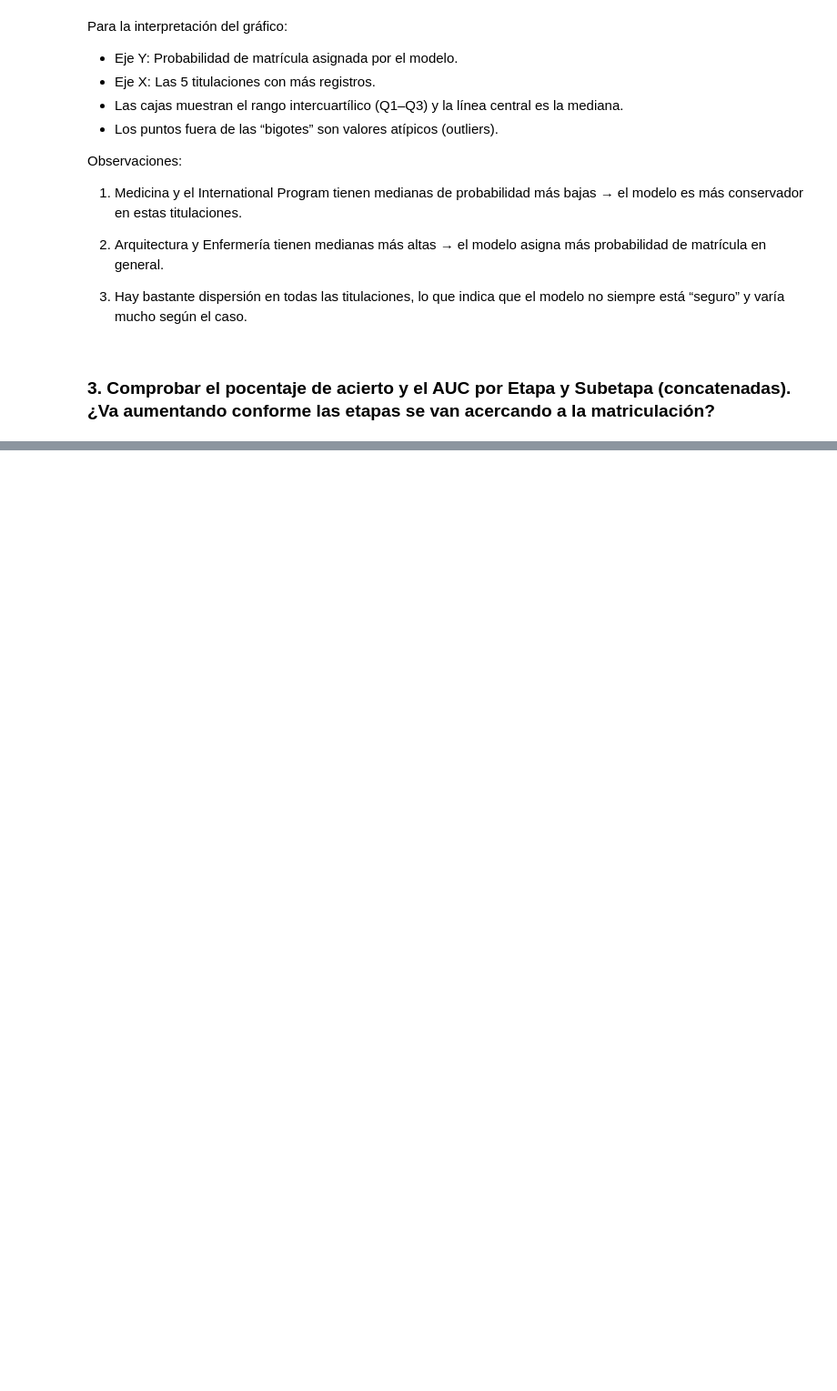
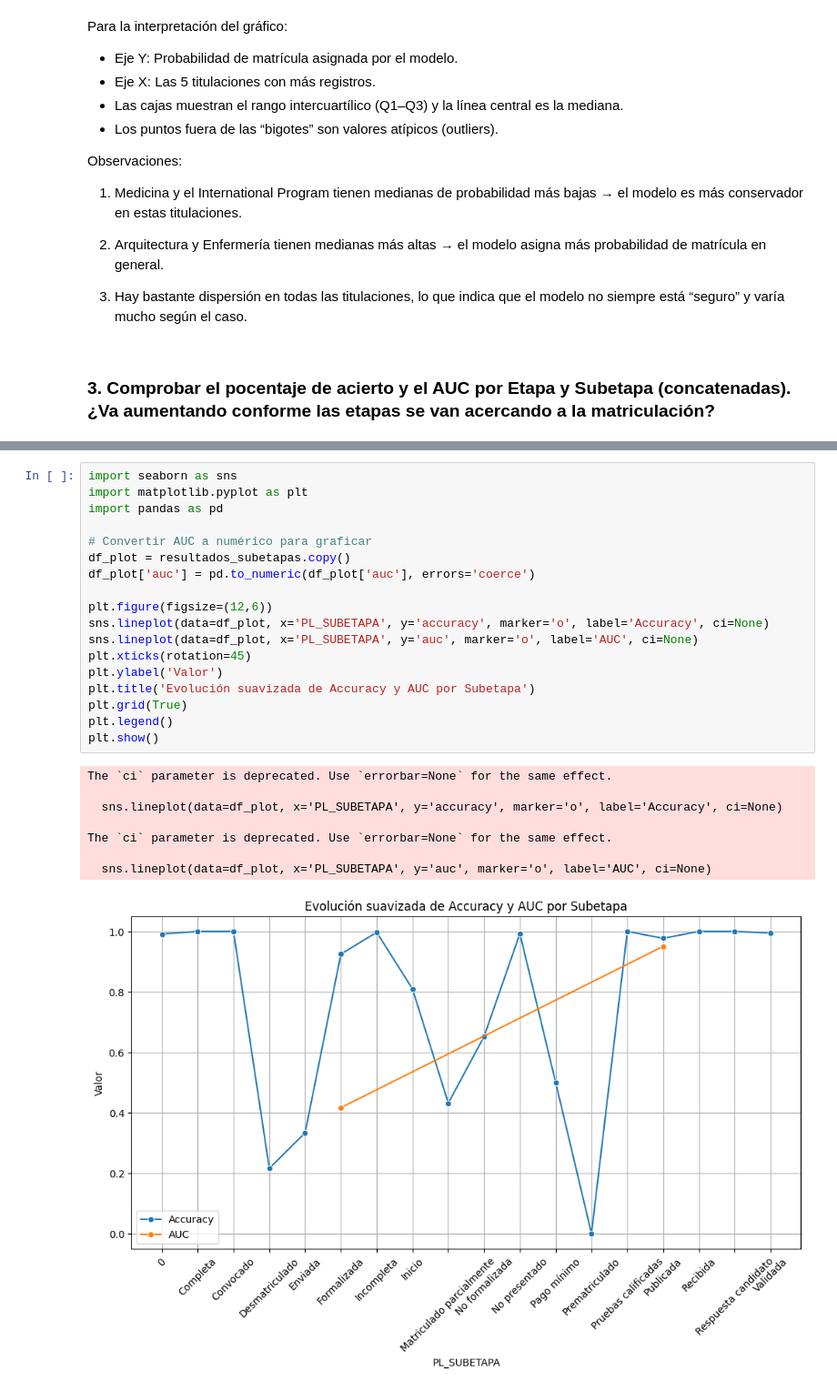
Before and after one commit to MiguelHernandezCorral/UNAV, a Jupyter notebook: notebooks/Resultados modelado - Seguimiento (Semana 3).ipynb, the cells around one changed output, grey strips where cells are left out. Shown at 91% size. Cells and saved outputs as stored; diff of their text form; blank space fills up the shorter version.

```diff
--- a/notebooks/Resultados modelado - Seguimiento (Semana 3).ipynb
+++ b/notebooks/Resultados modelado - Seguimiento (Semana 3).ipynb
@@ -221,0 +241,27 @@ resultados_subetapas
+# %%
+import seaborn as sns
+import matplotlib.pyplot as plt
+import pandas as pd
+
+# Convertir AUC a numérico para graficar
+df_plot = resultados_subetapas.copy()
+df_plot['auc'] = pd.to_numeric(df_plot['auc'], errors='coerce')
+
+plt.figure(figsize=(12,6))
+sns.lineplot(data=df_plot, x='PL_SUBETAPA', y='accuracy', marker='o', label='Accuracy', ci=None)
+sns.lineplot(data=df_plot, x='PL_SUBETAPA', y='auc', marker='o', label='AUC', ci=None)
+plt.xticks(rotation=45)
+plt.ylabel('Valor')
+plt.title('Evolución suavizada de Accuracy y AUC por Subetapa')
+plt.grid(True)
+plt.legend()
+plt.show()
+# %% [output]
+The `ci` parameter is deprecated. Use `errorbar=None` for the same effect.
+
+  sns.lineplot(data=df_plot, x='PL_SUBETAPA', y='accuracy', marker='o', label='Accuracy', ci=None)
+
+The `ci` parameter is deprecated. Use `errorbar=None` for the same effect.
+
+  sns.lineplot(data=df_plot, x='PL_SUBETAPA', y='auc', marker='o', label='AUC', ci=None)
+[figure, added]
```
Also changed, not shown: parts of 20 cells of this notebook.
